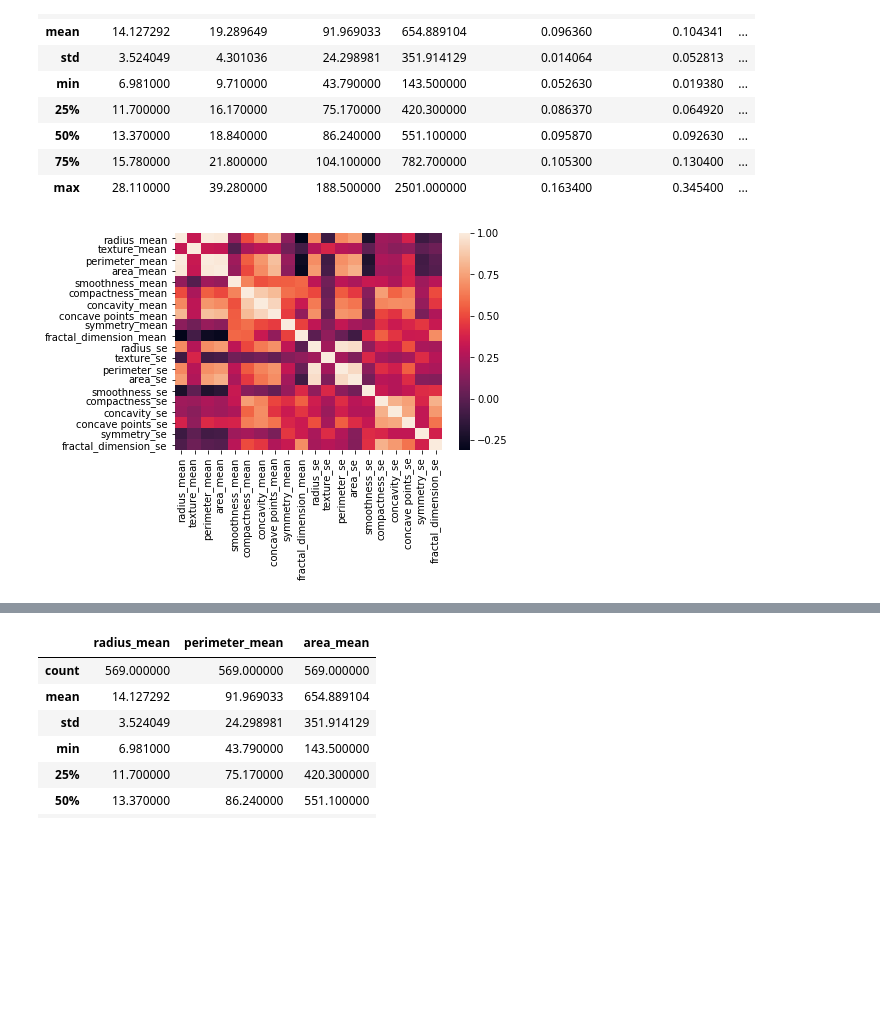
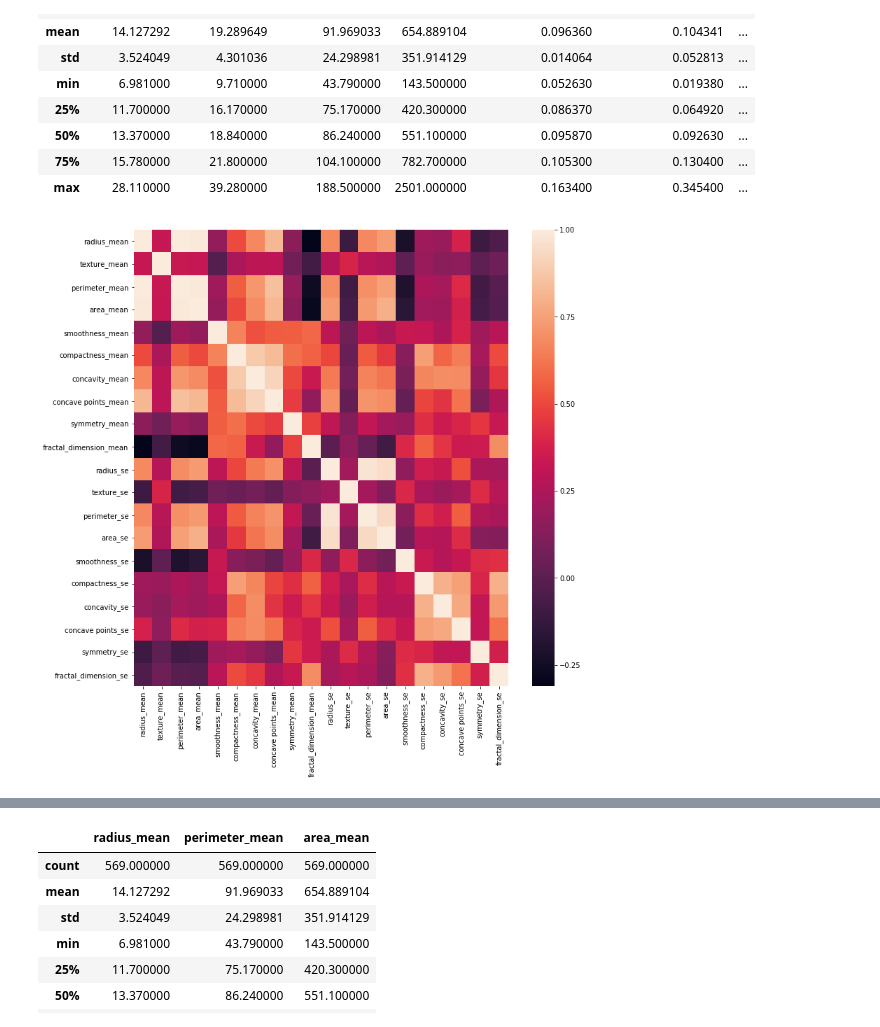
Before and after one commit to bloominstituteoftechnology/DS-Unit-1-Sprint-4-Linear-Algebra, a Jupyter notebook: module4-clustering/Cell_Clustering_Assignment.ipynb, the cells around one changed output, grey strips where cells are left out. Drawn from its saved outputs; the diff is of its cells as text; code cells hidden in the pictures; blank space fills up the shorter version.

```diff
--- a/module4-clustering/Cell_Clustering_Assignment.ipynb
+++ b/module4-clustering/Cell_Clustering_Assignment.ipynb
@@ -144,9 +144,10 @@ df.describe()
 | 75% | 15.780000 | 21.800000 | 104.100000 | 782.700000 | 0.105300 | 0.130400 | ... |
 | max | 28.110000 | 39.280000 | 188.500000 | 2501.000000 | 0.163400 | 0.345400 | ... |
 # %%
+plt.figure(figsize=(12,12))
 sns.heatmap(df.corr());
 # %% [output]
-[figure, old version]
+[figure, new version]
 # %%
 print("Data Frame")
 print(df.head())
```
